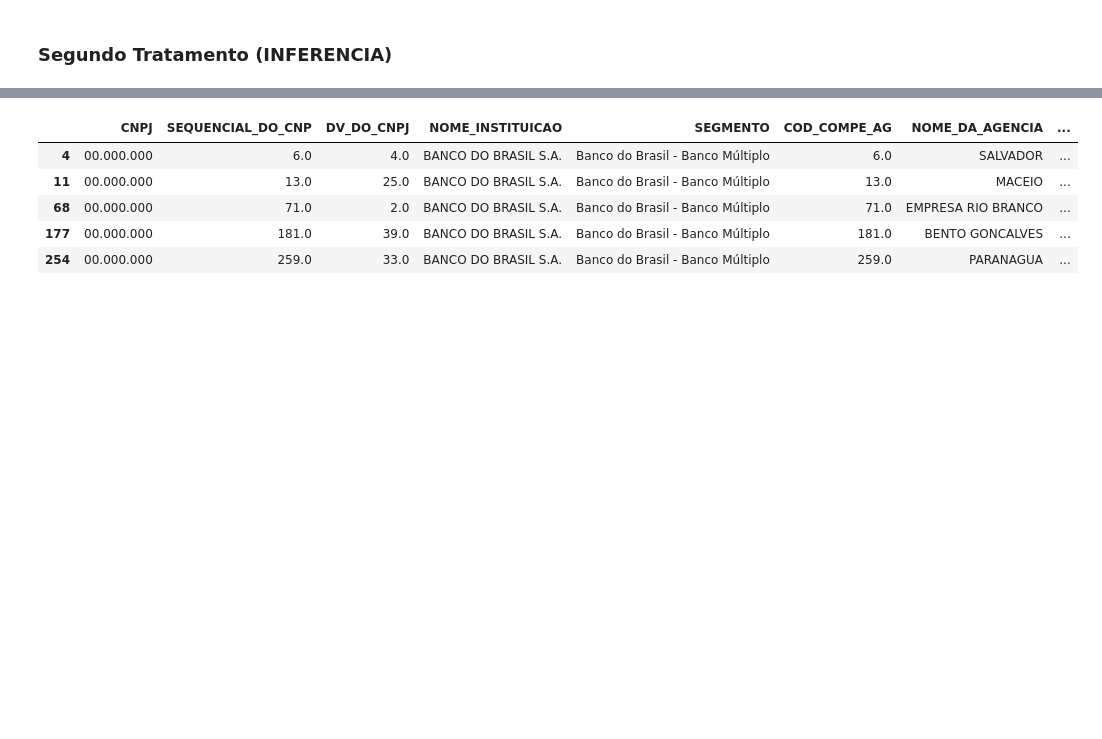
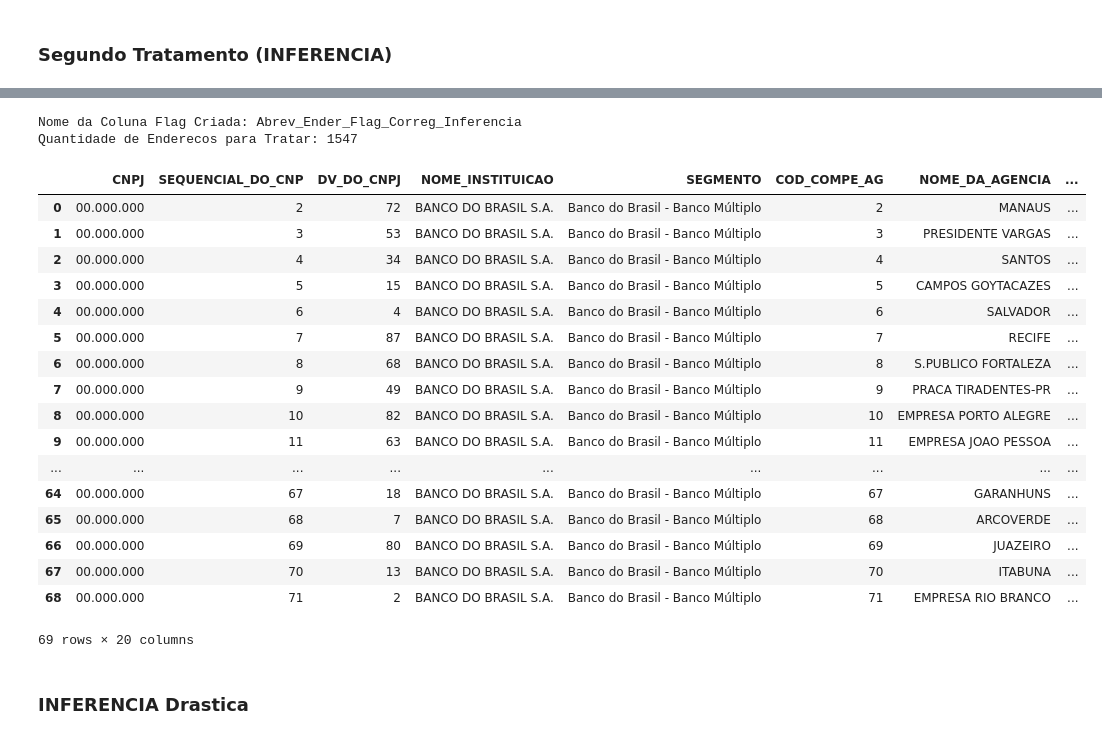
Before and after one commit to valdiviaguevara/DATASETS_TEST, a Jupyter notebook: Correios.ipynb, the cells around one changed output, grey strips where cells are left out. Drawn from its saved outputs; the diff is of its cells as text; code cells hidden in the pictures; blank space fills up the shorter version.

```diff
--- a/Correios.ipynb
+++ b/Correios.ipynb
@@ -157,2 +142,7 @@ Name: Abrev_Endereco, dtype: int64
 # %% [markdown]
 ### Segundo Tratamento (INFERENCIA)
+# %%
+#Correcao Ortografica SEM PONTO
+Condicao_Sem_Ponto=(df_Corregido_Ponto_Flag.Abrev_Ender_Flag_Correg)
+df_Corregido_Ponto_Flag.loc[Condicao_Sem_Ponto==False, 'Abrev_Endereco']=f_Correcao_Abrev_to_Nome(df_Corregido_Ponto_Flag,Dic_Abrev_Enderecos,"Abrev_Endereco")
+df_Corregido_Ponto_Flag.head()
@@ -158,0 +161,31 @@ Name: Abrev_Endereco, dtype: int64
+# %%
+#Atualiza o Flag com a Nova Inferencia
+df_Corregido_Flag_Inferencia,Nome_Flag_Correc_Inf=f_Coluna_Flag_to_Corregido(df_Corregido_Ponto_Flag,Dic_Abrev_Enderecos,"Abrev_Endereco","Abrev_Ender_Flag_Correg_Inferencia")
+print ("Nome da Coluna Flag Criada: "+Nome_Flag_Correc_Inf)
+#Determinando a Quantidade de ENderecos que faltam para arrumar
+Qtd_Enderecos_Faltantes_Inferencia=len(df_Corregido_Flag_Inferencia[df_Corregido_Flag_Inferencia[Nome_Flag_Correc_Inf]==False])
+print ("Quantidade de Enderecos para Tratar: "+str(Qtd_Enderecos_Faltantes_Inferencia))
+df_Corregido_Flag_Inferencia.head()
+# %% [output]
+Nome da Coluna Flag Criada: Abrev_Ender_Flag_Correg_Inferencia
+Quantidade de Enderecos para Tratar: 1547
+|  | CNPJ | SEQUENCIAL_DO_CNP | DV_DO_CNPJ | NOME_INSTITUICAO | SEGMENTO | COD_COMPE_AG | NOME_DA_AGENCIA | ... |
+| 0 | 00.000.000 | 2 | 72 | BANCO DO BRASIL S.A. | Banco do Brasil - Banco Múltiplo | 2 | MANAUS | ... |
+| 1 | 00.000.000 | 3 | 53 | BANCO DO BRASIL S.A. | Banco do Brasil - Banco Múltiplo | 3 | PRESIDENTE VARGAS | ... |
+| 2 | 00.000.000 | 4 | 34 | BANCO DO BRASIL S.A. | Banco do Brasil - Banco Múltiplo | 4 | SANTOS | ... |
+| 3 | 00.000.000 | 5 | 15 | BANCO DO BRASIL S.A. | Banco do Brasil - Banco Múltiplo | 5 | CAMPOS GOYTACAZES | ... |
+| 4 | 00.000.000 | 6 | 4 | BANCO DO BRASIL S.A. | Banco do Brasil - Banco Múltiplo | 6 | SALVADOR | ... |
+| 5 | 00.000.000 | 7 | 87 | BANCO DO BRASIL S.A. | Banco do Brasil - Banco Múltiplo | 7 | RECIFE | ... |
+| 6 | 00.000.000 | 8 | 68 | BANCO DO BRASIL S.A. | Banco do Brasil - Banco Múltiplo | 8 | S.PUBLICO FORTALEZA | ... |
+| 7 | 00.000.000 | 9 | 49 | BANCO DO BRASIL S.A. | Banco do Brasil - Banco Múltiplo | 9 | PRACA TIRADENTES-PR | ... |
+| 8 | 00.000.000 | 10 | 82 | BANCO DO BRASIL S.A. | Banco do Brasil - Banco Múltiplo | 10 | EMPRESA PORTO ALEGRE | ... |
+| 9 | 00.000.000 | 11 | 63 | BANCO DO BRASIL S.A. | Banco do Brasil - Banco Múltiplo | 11 | EMPRESA JOAO PESSOA | ... |
+| ... | ... | ... | ... | ... | ... | ... | ... | ... |
+| 64 | 00.000.000 | 67 | 18 | BANCO DO BRASIL S.A. | Banco do Brasil - Banco Múltiplo | 67 | GARANHUNS | ... |
+| 65 | 00.000.000 | 68 | 7 | BANCO DO BRASIL S.A. | Banco do Brasil - Banco Múltiplo | 68 | ARCOVERDE | ... |
+| 66 | 00.000.000 | 69 | 80 | BANCO DO BRASIL S.A. | Banco do Brasil - Banco Múltiplo | 69 | JUAZEIRO | ... |
+| 67 | 00.000.000 | 70 | 13 | BANCO DO BRASIL S.A. | Banco do Brasil - Banco Múltiplo | 70 | ITABUNA | ... |
+| 68 | 00.000.000 | 71 | 2 | BANCO DO BRASIL S.A. | Banco do Brasil - Banco Múltiplo | 71 | EMPRESA RIO BRANCO | ... |
+69 rows × 20 columns
+# %% [markdown]
+### INFERENCIA Drastica
@@ -159,13 +196,7 @@ Name: Abrev_Endereco, dtype: int64
 # %%
+df_Corregido_Sem_Pontos
 df_Corregido_Sem_Pontos= f_Correcao_Abrev_to_Nome(df_Agencias_Bancos_Pra_Tratar,Dic_Abrev_Enderecos,"Abrev_Endereco")
 df_Corregido_Sem_Pontos.head()
-# %% [output]
-|  | CNPJ | SEQUENCIAL_DO_CNP | DV_DO_CNPJ | NOME_INSTITUICAO | SEGMENTO | COD_COMPE_AG | NOME_DA_AGENCIA | ... |
-| 4 | 00.000.000 | 6.0 | 4.0 | BANCO DO BRASIL S.A. | Banco do Brasil - Banco Múltiplo | 6.0 | SALVADOR | ... |
-| 11 | 00.000.000 | 13.0 | 25.0 | BANCO DO BRASIL S.A. | Banco do Brasil - Banco Múltiplo | 13.0 | MACEIO | ... |
-| 68 | 00.000.000 | 71.0 | 2.0 | BANCO DO BRASIL S.A. | Banco do Brasil - Banco Múltiplo | 71.0 | EMPRESA RIO BRANCO | ... |
-| 177 | 00.000.000 | 181.0 | 39.0 | BANCO DO BRASIL S.A. | Banco do Brasil - Banco Múltiplo | 181.0 | BENTO GONCALVES | ... |
-| 254 | 00.000.000 | 259.0 | 33.0 | BANCO DO BRASIL S.A. | Banco do Brasil - Banco Múltiplo | 259.0 | PARANAGUA | ... |
 # %%
 import nltk
 def ie_preprocess(document):
```
Also changed, not shown: parts of 13 cells of this notebook.
